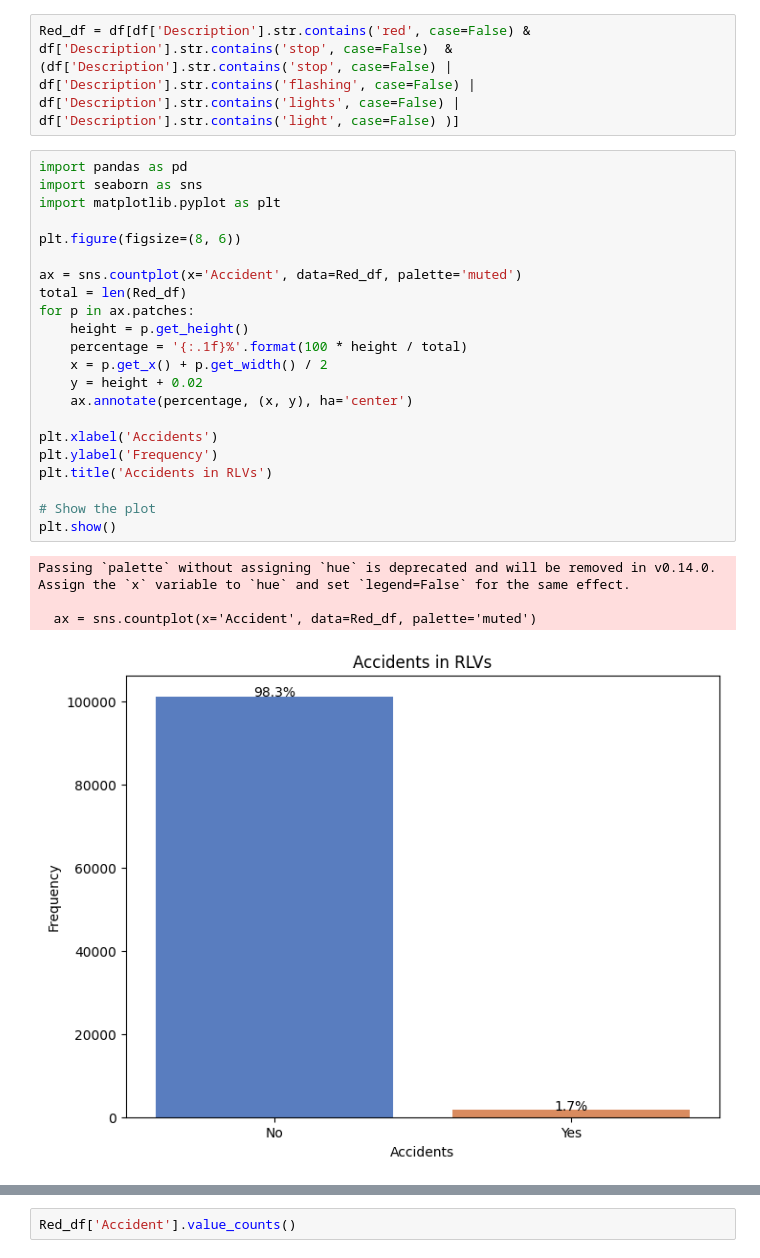
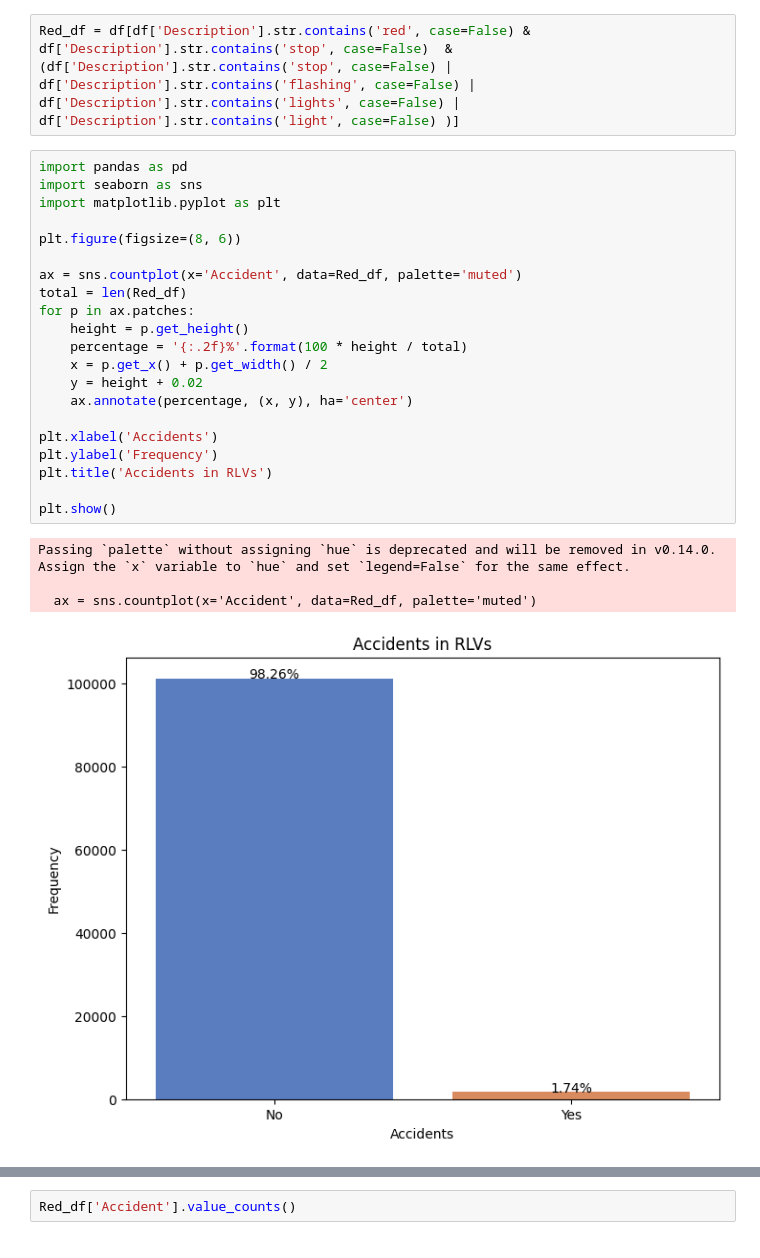
Before and after one commit to ishaqmarashy/red-light-traffic-violation-classification, a Jupyter notebook: scripts/filter_tv.ipynb, the cells around one changed output, grey strips where cells are left out. Drawn from its saved outputs; the diff is of its cells as text.

```diff
--- a/scripts/filter_tv.ipynb
+++ b/scripts/filter_tv.ipynb
@@ -37,27 +37,26 @@ Red_df = df[df['Description'].str.contains('red', case=False) & df['Description'
 # %%
 import pandas as pd
 import seaborn as sns
 import matplotlib.pyplot as plt
 
 plt.figure(figsize=(8, 6))
 
 ax = sns.countplot(x='Accident', data=Red_df, palette='muted')
 total = len(Red_df)
 for p in ax.patches:
     height = p.get_height()
-    percentage = '{:.1f}%'.format(100 * height / total)
+    percentage = '{:.2f}%'.format(100 * height / total)
     x = p.get_x() + p.get_width() / 2
     y = height + 0.02
     ax.annotate(percentage, (x, y), ha='center')
 
 plt.xlabel('Accidents')
 plt.ylabel('Frequency')
 plt.title('Accidents in RLVs')
 
-# Show the plot
 plt.show()
 # %% [output]
 Passing `palette` without assigning `hue` is deprecated and will be removed in v0.14.0. Assign the `x` variable to `hue` and set `legend=False` for the same effect.
 
   ax = sns.countplot(x='Accident', data=Red_df, palette='muted')
-[figure, old version]
+[figure, new version]
```
Also changed, not shown: parts of 38 cells of this notebook, 8 other files.
